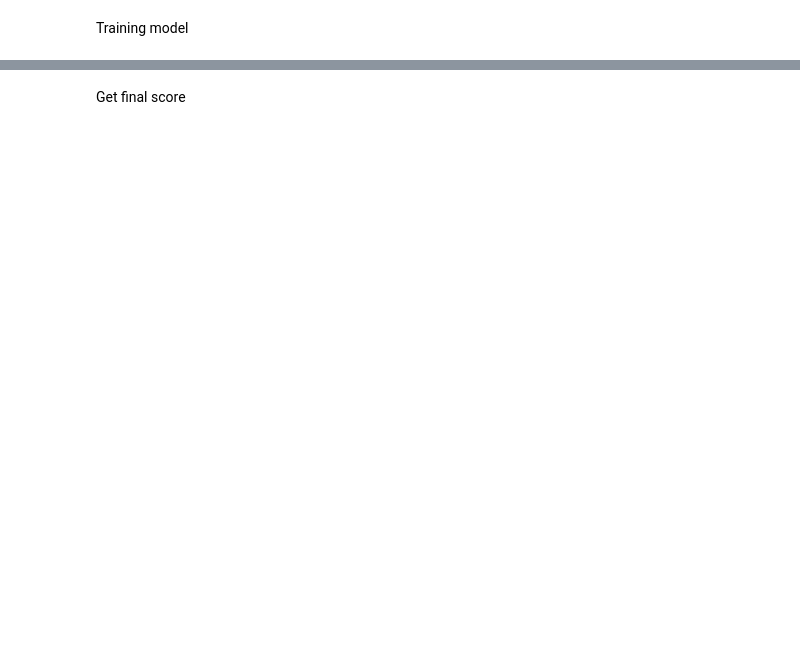
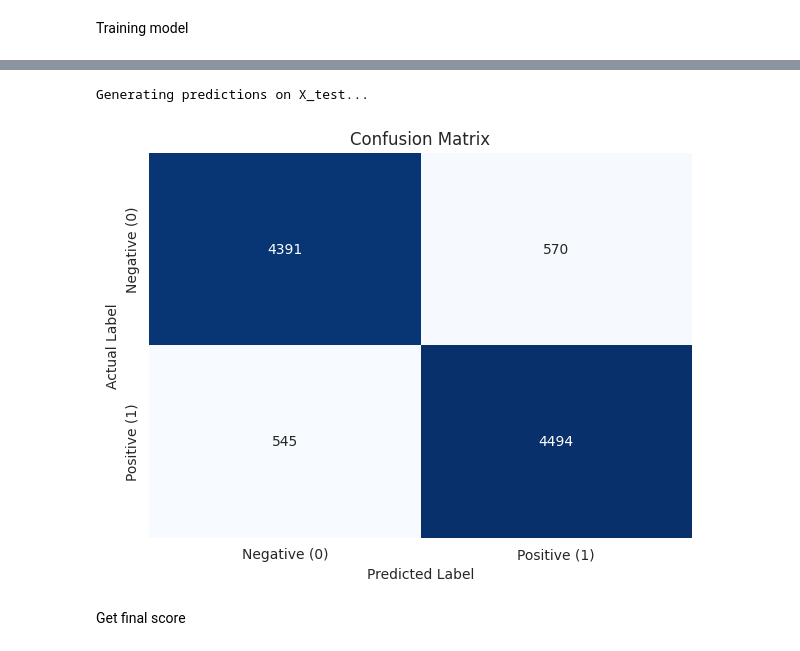
Before and after one commit to zminnde/ann-homework, a Jupyter notebook: lstm.ipynb, the cells around one changed output, grey strips where cells are left out. Cells and saved outputs as stored; diff of their text form; code cells hidden in the pictures; blank space fills up the shorter version.

```diff
--- a/lstm.ipynb
+++ b/lstm.ipynb
@@ -337,3 +246,38 @@ plt.show()
+# %%
+import numpy as np
+import seaborn as sns
+import matplotlib.pyplot as plt
+from sklearn.metrics import confusion_matrix
+
+
+# Get raw probabilities (scores between 0 and 1)
+print("Generating predictions on X_test...")
+y_pred_probs = model.predict(X_test, verbose=0)
+
+# Apply a threshold (0.5). Scores > 0.5 are 1 (Positive), others are 0 (Negative).
+y_pred_binary = (y_pred_probs > 0.5).astype(int)
+
+#Generate the Confusion Matrix
+cm = confusion_matrix(y_test, y_pred_binary)
+
+#Plot the Matrix
+plt.figure(figsize=(7, 5))
+sns.heatmap(
+    cm,
+    annot=True,
+    fmt='d',
+    cmap='Blues',
+    cbar=False,
+    xticklabels=['Negative (0)', 'Positive (1)'],
+    yticklabels=['Negative (0)', 'Positive (1)']
+)
+plt.title('Confusion Matrix')
+plt.ylabel('Actual Label')
+plt.xlabel('Predicted Label')
+plt.show()
+# %% [output]
+Generating predictions on X_test...
+[figure, added]
 # %% [markdown]
 Get final score
 # %%
```
Also changed, not shown: parts of 11 cells of this notebook.
